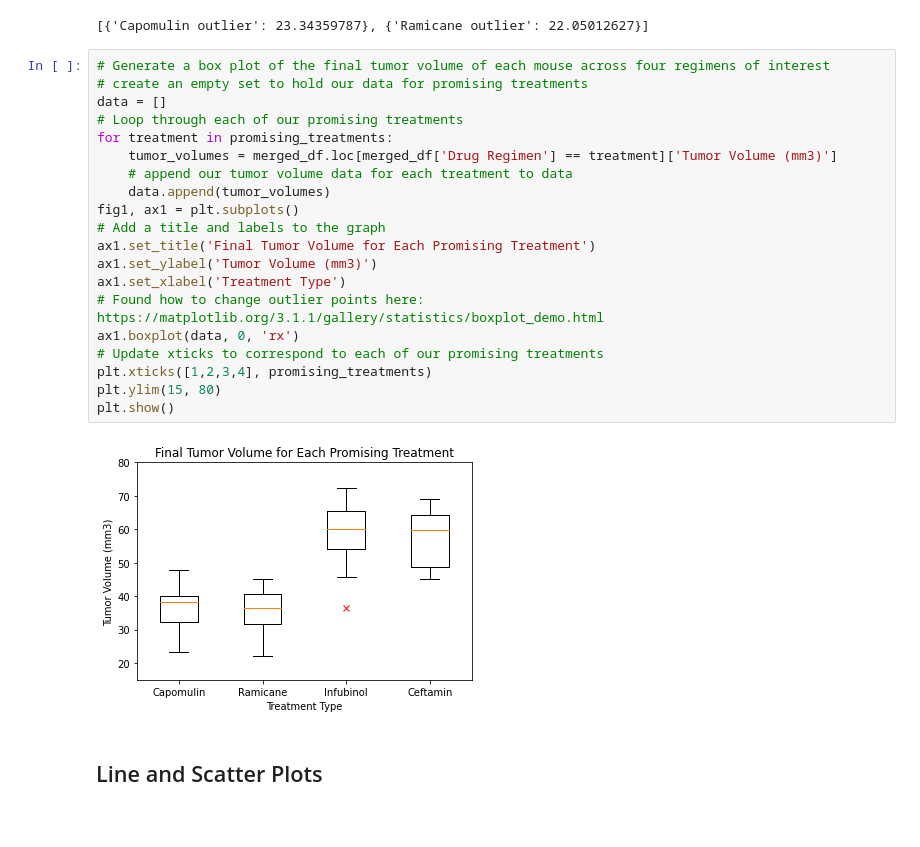
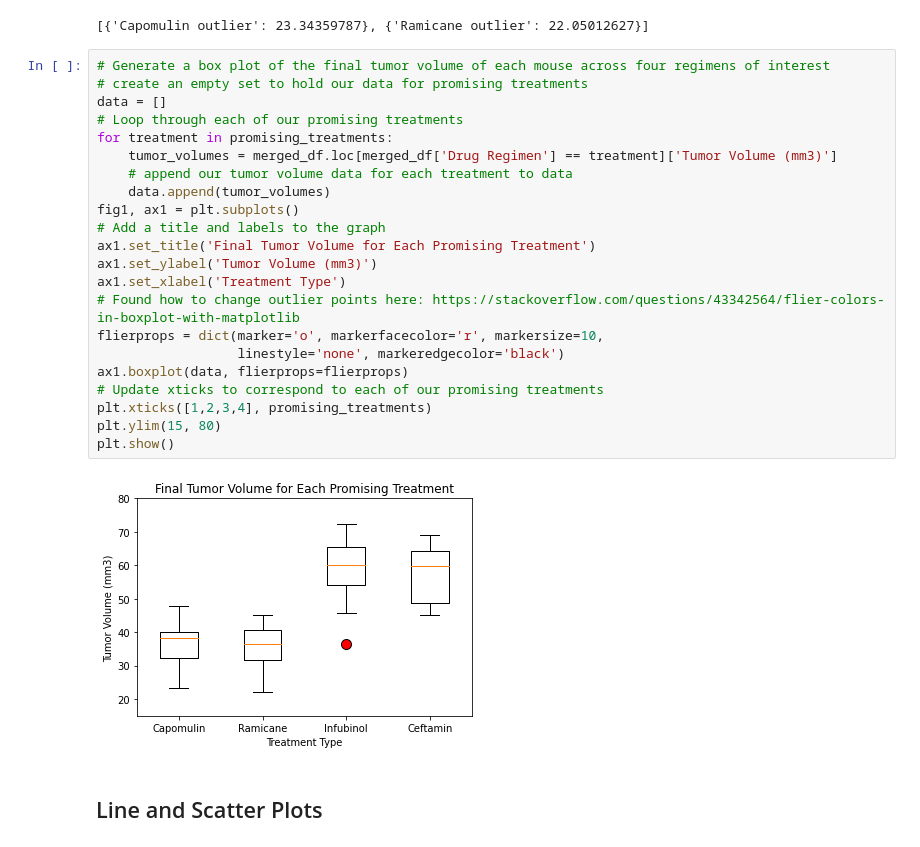
Before and after one commit to potterc22/MatPlotLib-Challenge, a Jupyter notebook: pymaceuticals_starter.ipynb, the cells around one changed output. Drawn from its saved outputs; the diff is of its cells as text.

Commit message:
Changed size/color of outlier points

```diff
--- a/pymaceuticals_starter.ipynb
+++ b/pymaceuticals_starter.ipynb
@@ -270,25 +270,27 @@ outliers
 # %%
 # Generate a box plot of the final tumor volume of each mouse across four regimens of interest
 # create an empty set to hold our data for promising treatments
 data = []
 # Loop through each of our promising treatments
 for treatment in promising_treatments:
     tumor_volumes = merged_df.loc[merged_df['Drug Regimen'] == treatment]['Tumor Volume (mm3)']
     # append our tumor volume data for each treatment to data
     data.append(tumor_volumes)
 fig1, ax1 = plt.subplots()
 # Add a title and labels to the graph
 ax1.set_title('Final Tumor Volume for Each Promising Treatment')
 ax1.set_ylabel('Tumor Volume (mm3)')
 ax1.set_xlabel('Treatment Type')
-# Found how to change outlier points here: https://matplotlib.org/3.1.1/gallery/statistics/boxplot_demo.html
-ax1.boxplot(data, 0, 'rx')
+# Found how to change outlier points here: https://stackoverflow.com/questions/43342564/flier-colors-in-boxplot-with-matplotlib
+flierprops = dict(marker='o', markerfacecolor='r', markersize=10,
+                  linestyle='none', markeredgecolor='black')
+ax1.boxplot(data, flierprops=flierprops)
 # Update xticks to correspond to each of our promising treatments
 plt.xticks([1,2,3,4], promising_treatments)
 plt.ylim(15, 80)
 plt.show()
 # %% [output]
-[figure, old version]
+[figure, new version]
 # %% [markdown]
 ## Line and Scatter Plots
 # %%
```
